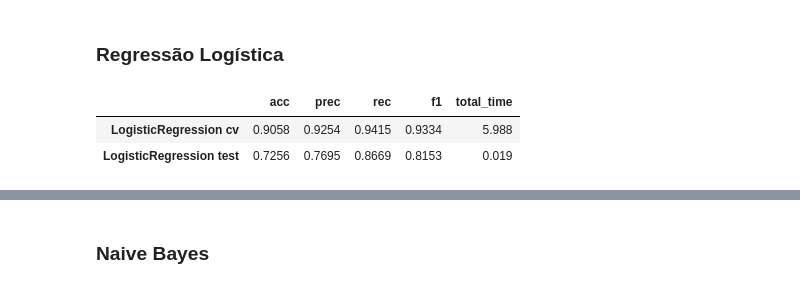
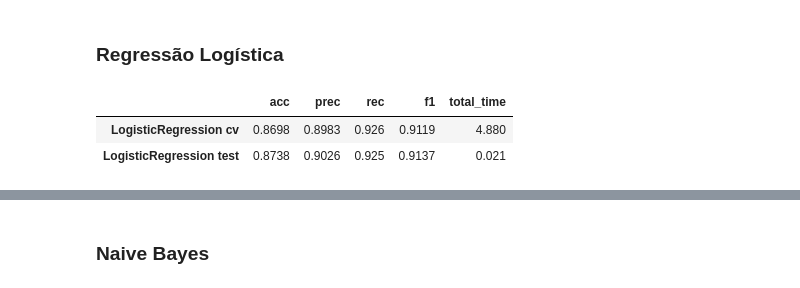
Before and after one commit to rhiroakidata/kaggle, a Jupyter notebook: 04_brazilian_e-commerce/brazilian_e-commerce_v4_PLN.ipynb, the cells around one changed output, grey strips where cells are left out. Saved outputs shown, nothing was run; the diff lists cells and outputs as text; code cells hidden in the pictures.

```diff
--- a/04_brazilian_e-commerce/brazilian_e-commerce_v4_PLN.ipynb
+++ b/04_brazilian_e-commerce/brazilian_e-commerce_v4_PLN.ipynb
@@ -1749,7 +1733,6 @@ preprocess_pipeline = Pipeline([
     ('regex_cleaner', ApplyRegex()),
     ('stopwords_punc_remover', StopWordsPunctuationRemoval()),
     ('stemming', TextStemming()),
-    ('vectorization', TF_IDF())
 ])
 # %% [markdown]
 ### Aplicando Pipeline
@@ -1764,16 +1747,19 @@ X = reviews['review_comment_message']
 y = reviews['sentimento'].values
 y = y.astype(int)
 
-# Separando os dados
-X_train, X_test, y_train, y_test = train_test_split(X, y, test_size=.20, random_state=42)
+# Aplicando pre-processamento
+X_preprocessed = preprocess_pipeline.fit_transform(X)
 
-# Aplicando pre-processamento
-X_train_transformed = preprocess_pipeline.fit_transform(X_train)
-X_test_transformed = preprocess_pipeline.fit_transform(X_test)
+# Aplicando TDIDF
+vectorizer = CountVectorizer(max_features=300, stop_words=stopwords.words('portuguese'))
+X_transformed = vectorizer.fit_transform(X_preprocessed).toarray()
 # %%
+# Separando os dados
+X_train, X_test, y_train, y_test = train_test_split(X_transformed, y, test_size=.20, random_state=42)
+
 # Dimensões
-print(f'Dimensões X_train: {X_train_transformed.shape}')
+print(f'Dimensões X_train: {X_train.shape}')
 print(f'Dimensões y_train: {y_train.shape}\n')
-print(f'Dimensões X_test: {X_test_transformed.shape}')
+print(f'Dimensões X_test: {X_test.shape}')
 print(f'Dimensões y_test: {y_test.shape}')
 # %% [output]
@@ -1791,16 +1777,16 @@ Por fim, vamos treinar um modelo de classificação e analisar os resultados
 # %%
 # Treinando modelo de regressão logística
 log_reg = LogisticRegression()
-log_reg.fit(X_train_transformed, y_train)
+log_reg.fit(X_train, y_train)
 
 # Avaliando resultados
 empty_train_performance = create_dataset()
-log_reg_performance = model_analysis(log_reg, X_train_transformed, y_train,
-                                     X_test_transformed, y_test, empty_train_performance)
+log_reg_performance = model_analysis(log_reg, X_train, y_train,
+                                     X_test, y_test, empty_train_performance)
 log_reg_performance
 # %% [output]
 |  | acc | prec | rec | f1 | total_time |
-| LogisticRegression cv | 0.9058 | 0.9254 | 0.9415 | 0.9334 | 5.988 |
-| LogisticRegression test | 0.7256 | 0.7695 | 0.8669 | 0.8153 | 0.019 |
+| LogisticRegression cv | 0.8698 | 0.8983 | 0.926 | 0.9119 | 4.880 |
+| LogisticRegression test | 0.8738 | 0.9026 | 0.925 | 0.9137 | 0.021 |
 # %%
 # Predictions
```
Also changed, not shown: parts of 17 cells of this notebook.
